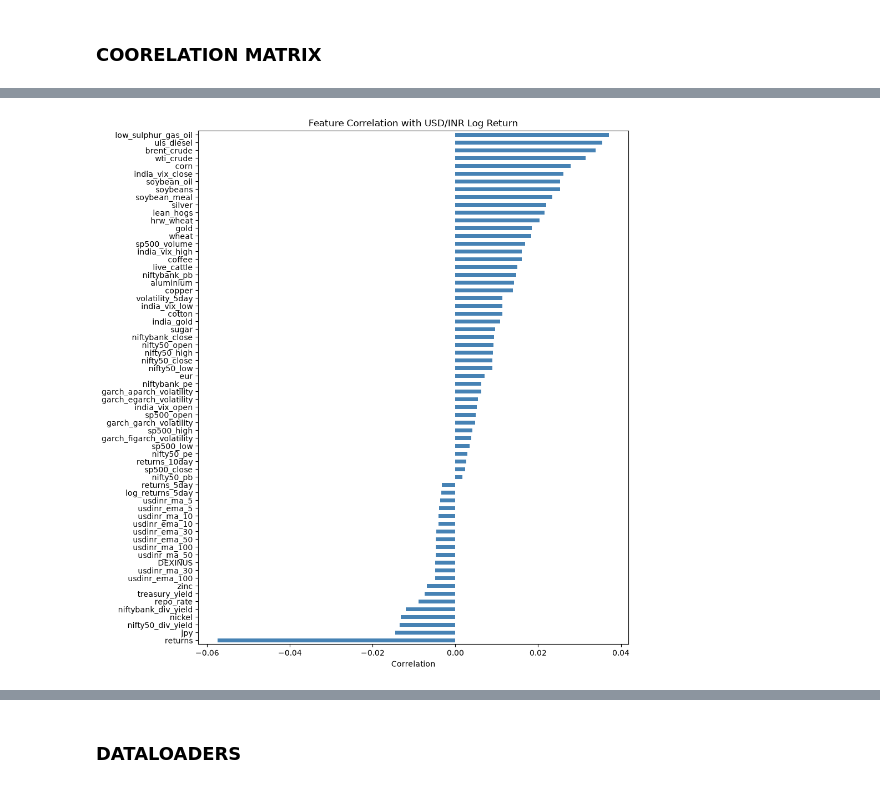
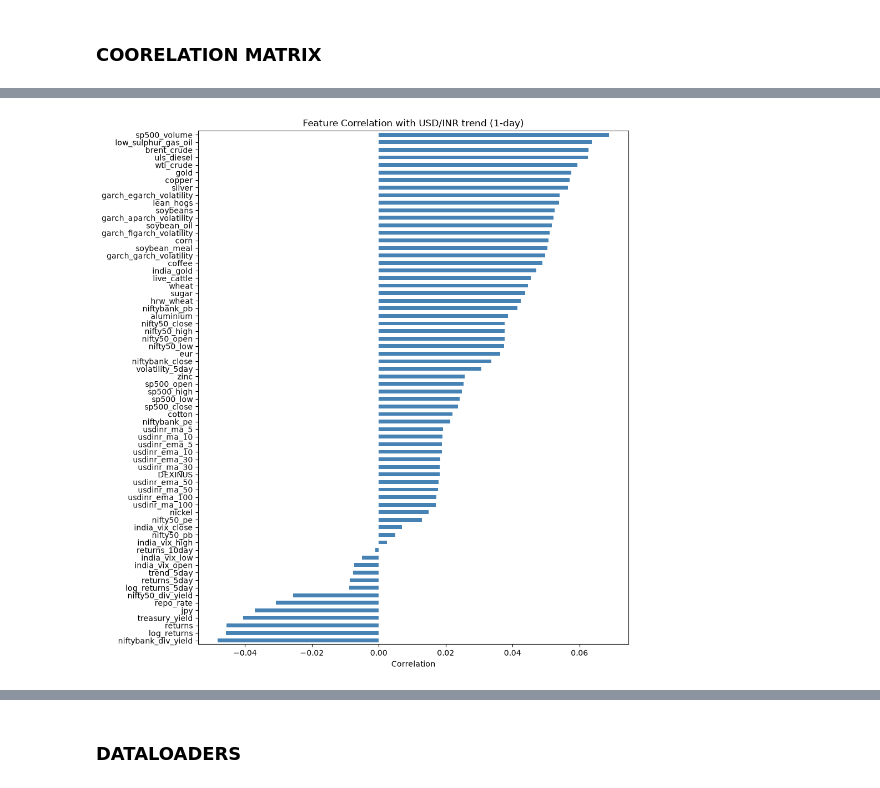
Before and after one commit to Princekumarofficial/potential-octo-sniffle, a Jupyter notebook: deep_learning.ipynb, the cells around one changed output, grey strips where cells are left out. Saved outputs shown, nothing was run; the diff lists cells and outputs as text; code cells hidden in the pictures.

```diff
--- a/deep_learning.ipynb
+++ b/deep_learning.ipynb
@@ -45,7 +48,7 @@ repo_rate = load_data("DFF.csv")
 treasury_yield = load_data("DGS10.csv")
 commodity_prices = load_data("commodity_futures.csv")
 india_vix = load_data("VIX_History.csv")
-nifty50 = load_data("NIFTY 50_Data.csv")
+nifty50 = load_data("NIFTY50_scraped.csv")
 nifty50pepb = load_data("NIFTY 50 - HistoricalPE_PBDIV_Data.csv")
 niftybank = load_data("NIFTY BANK_Data.csv")
 niftybankpepb = load_data("NIFTY BANK - HistoricalPE_PBDIV_Data.csv")
@@ -422,3 +403,7 @@ print(full_df.shape)
+# %%
+## forward fill the missing values
+for col in full_df.columns:
+    full_df[col] = full_df[col].ffill()
 # %% [markdown]
 ### MORE FEATURES
 # %%
@@ -439,6 +424,14 @@ full_df["returns_10day"] = full_df["returns"].rolling(window=10, min_periods=1).
 full_df["log_returns"] = np.log(full_df["DEXINUS"] / full_df["DEXINUS"].shift(1))
 full_df["log_returns_5day"] = full_df["log_returns"].rolling(window=5, min_periods=1).mean()
 full_df["volatility_5day"] = full_df["log_returns"].rolling(window=5, min_periods=1).std()
+full_df["trend_1day"] = (
+    (full_df["DEXINUS"].pct_change(periods=1) > 0)
+    .astype(int)
+)
+full_df["trend_5day"] = (
+    (full_df["DEXINUS"].pct_change(periods=5) > 0)
+    .astype(int)
+)
 # %% [markdown]
 ### FINAL CLEANING
 # %%
@@ -477,30 +495,13 @@ Columns with missing values:
 # %%
-# Final cleaning after all technical features have been created.
-full_df = full_df.loc[
-    full_df.index.to_series().between("2000-01-01", "2021-12-31")
-].sort_index().copy()
-
-# Convert placeholder strings before filling and dropping missing values.
-numeric_columns = [
-    "nifty50_div_yield",
-    "niftybank_div_yield",
-    "niftybank_pe",
-]
-for column in numeric_columns:
-    full_df[column] = pd.to_numeric(
-        full_df[column].replace({"-": np.nan, "": np.nan}),
-        errors="coerce",
-    )
 
 # Predict today's log return using information available through the previous day.
-target_col = "log_returns"
+target_col = "trend_1day"
 feature_cols = full_df.columns.difference([target_col])
 full_df[feature_cols] = full_df[feature_cols].ffill(limit=5)
 full_df[feature_cols] = full_df[feature_cols].shift(1)
 
 # Do not fill the target or use future observations to create features.
-full_df = full_df.dropna(subset=[target_col])
-full_df = full_df.dropna(subset=feature_cols)
+full_df = full_df.dropna()
 feature_cols = full_df.columns.difference([target_col])
 
 print(f"Target column: {target_col}")
@@ -582,16 +587,16 @@ plt.show()
 # %%
 target_corr = (
-    full_df.corr()["log_returns"]
-    .drop("log_returns")
+    full_df.corr()[target_col]
+    .drop(target_col)
     .sort_values()
 )
 
 target_corr.plot(kind="barh", figsize=(10, 12), color="steelblue")
-plt.title("Feature Correlation with USD/INR Log Return")
+plt.title("Feature Correlation with USD/INR trend (1-day)")
 plt.xlabel("Correlation")
 plt.show()
 # %% [output]
-[figure, old version]
+[figure, new version]
 # %%
 volatility_cols = [
     c for c in full_df.columns
```
Also changed, not shown: parts of 37 cells of this notebook, 6 other files.
